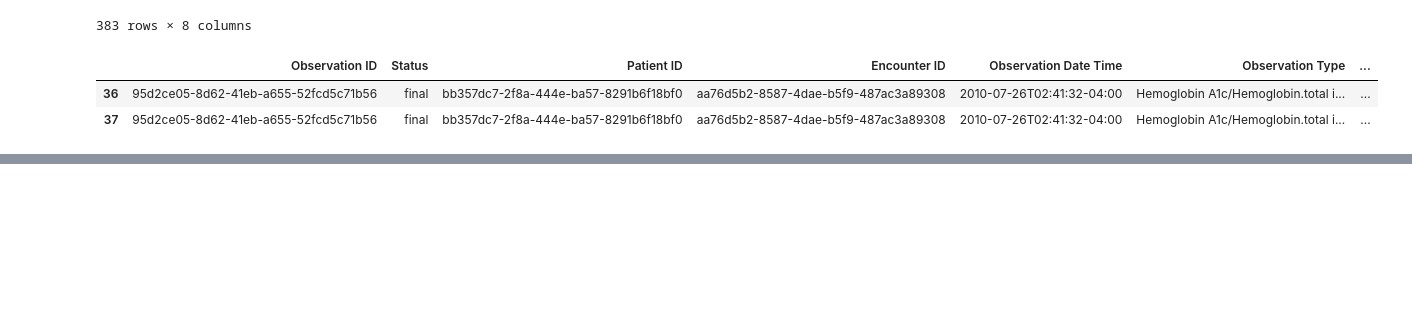
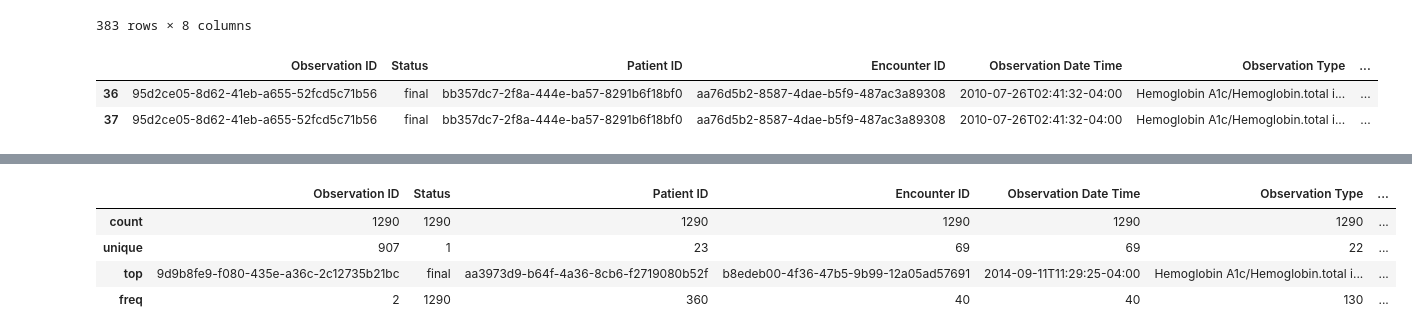
Before and after one commit to nischalmainali21/python_image_task, a Jupyter notebook: health_task/observation.ipynb, the cells around one changed output, grey strips where cells are left out. Saved outputs shown, nothing was run; the diff lists cells and outputs as text; code cells hidden in the pictures; blank space fills up the shorter version.

```diff
--- a/health_task/observation.ipynb
+++ b/health_task/observation.ipynb
@@ -442,0 +518,8 @@ test[test['Observation ID'] == '95d2ce05-8d62-41eb-a655-52fcd5c71b56']
+# %%
+observation[observation['Diagnostic Report ID'].notna()].describe()
+# %% [output]
+|  | Observation ID | Status | Patient ID | Encounter ID | Observation Date Time | Observation Type | ... |
+| count | 1290 | 1290 | 1290 | 1290 | 1290 | 1290 | ... |
+| unique | 907 | 1 | 23 | 69 | 69 | 22 | ... |
+| top | 9d9b8fe9-f080-435e-a36c-2c12735b21bc | final | aa3973d9-b64f-4a36-8cb6-f2719080b52f | b8edeb00-4f36-47b5-9b99-12a05ad57691 | 2014-09-11T11:29:25-04:00 | Hemoglobin A1c/Hemoglobin.total i... | ... |
+| freq | 2 | 1290 | 360 | 40 | 40 | 130 | ... |
```
Also changed, not shown: parts of 8 cells of this notebook, 1 other file.
